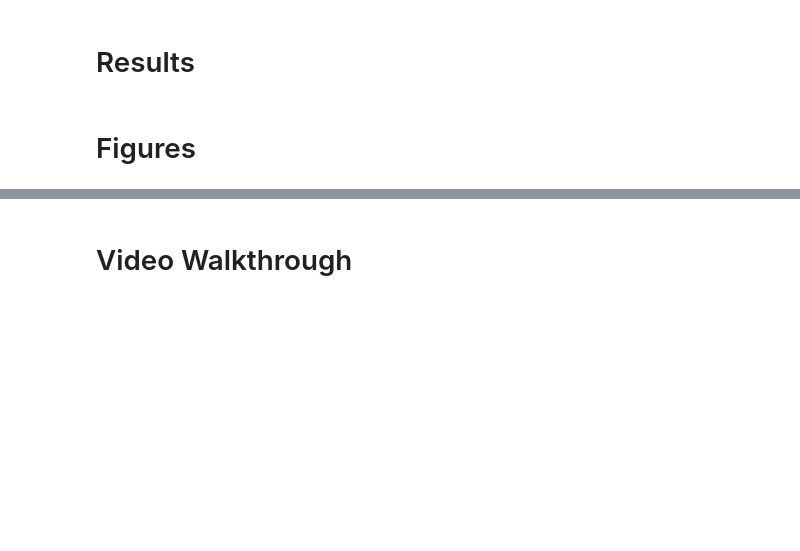
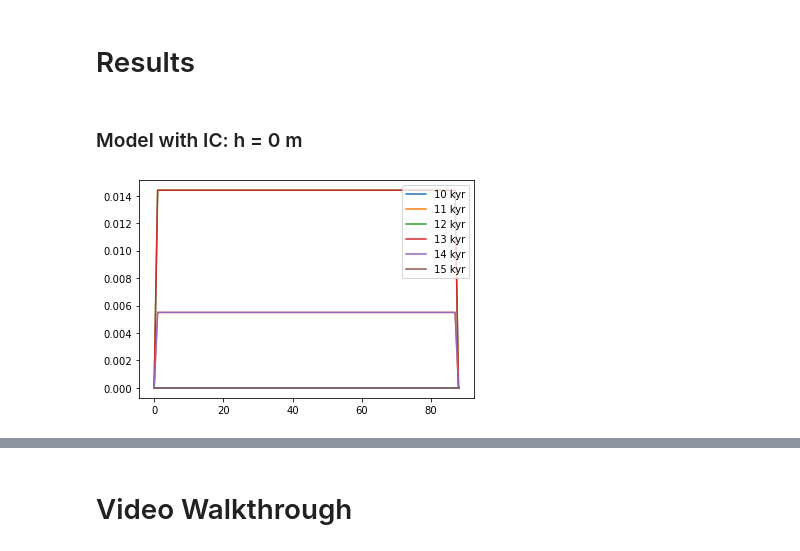
Before and after one commit to dfrank6/EAS4610_Frank_Morris_Warner, a Jupyter notebook: Glacial Cycles Final Group Project.ipynb, the cells around one changed output, grey strips where cells are left out. Saved outputs shown, nothing was run; the diff lists cells and outputs as text; code cells hidden in the pictures; blank space fills up the shorter version.

Commit message:
Fixed Notebook Structure, Selected Result Figures

```diff
--- a/Glacial Cycles Final Group Project.ipynb
+++ b/Glacial Cycles Final Group Project.ipynb
@@ -45,6 +39,6 @@ c_A = (A * dt) / (4*dx**2)
 # %%
 #Function for Calculating the Mass Balance, G: (Snowfall - Ice Melt)
-def G(h,h_prime,h_prev,h_prime_prev,E0,dQ): #h:ice height, h':bedrock elevation, x:distance, E0:current equilibrium altitude, dq:insolation change @ 65°N
+def G(h,h_prime,h_prev,h_prime_prev,E0,dQ, t_param): #h:ice height, h':bedrock elevation, x:distance, E0:current equilibrium altitude, dq:insolation change @ 65°N
     E = E0 + k_sens*dQ
     H = h+h_prime #Surface Elevation: H=h+h'
 #    if (pi*h_prev < (pw*(S-h_prime_prev))) and (h_prime < S): #Calving Conditional Statement (maybe put this in separte fxn)
@@ -52,4 +46,6 @@ def G(h,h_prime,h_prev,h_prime_prev,E0,dQ): #h:ice height, h':bedrock elevation,
 #     if (H-E) <= -1000:
 #         return a*(H-E) - b*((H-E)**2)
 #     else:
-    return 0.56
+    return 0.0001 * np.sin((3*2*np.pi)/(nt) * t_param)
+
+#.56
@@ -251,2 +52,15 @@ plt.show()
 # %% [markdown]
 # Numerical Methods
+# %%
+#Model Parameters
+t_f = 1500
+x_f = 4884000
+dt = 0.01 #yr
+dx = 55500 #m
+nt = int(t_f/dt) + 1
+nx = int(x_f/dx) + 1
+x = np.linspace(0, x_f, nx)
+t = np.linspace(0, t_f, nt)
+
+c_nu = (nu * dt) / (dx**2)
+c_A = (A * dt) / (4*dx**2)
@@ -253,4 +268,29 @@ plt.show()
 # %% [markdown]
 # Results
-# %% [markdown]
-# Figures
+# %% [markdown]
+### Model with IC: h = 0 m
+# %%
+#Ice Sheet Visualization
+# plt.plot(h1[:,150000],label= "150 kyr")
+# plt.plot(h1[:,int(150000/2)],label= "75 kyr")
+# plt.plot(h1[:,0],label= "0 kyr")
+# plt.plot(h1[:,10000],label= "1 kyr")
+# plt.plot(h1[:,20000],label= "2 kyr")
+# plt.plot(h1[:,30000],label= "3 kyr")
+# plt.plot(h1[:,40000],label= "4 kyr")
+# plt.plot(h1[:,50000],label= "5 kyr")
+# plt.plot(h1[:,60000],label= "6 kyr")
+# plt.plot(h1[:,70000],label= "7 kyr")
+# plt.plot(h1[:,80000],label= "8 kyr")
+# plt.plot(h1[:,90000],label= "9 kyr")
+plt.plot(h1[:,100000],label= "10 kyr")
+plt.plot(h1[:,110000],label= "11 kyr")
+plt.plot(h1[:,120000],label= "12 kyr")
+plt.plot(h1[:,130000],label= "13 kyr")
+plt.plot(h1[:,140000],label= "14 kyr")
+plt.plot(h1[:,150000],label= "15 kyr")
+
+plt.legend()
+plt.show()
+# %% [output]
+[figure, added]
```
Also changed, not shown: parts of 18 cells of this notebook.
